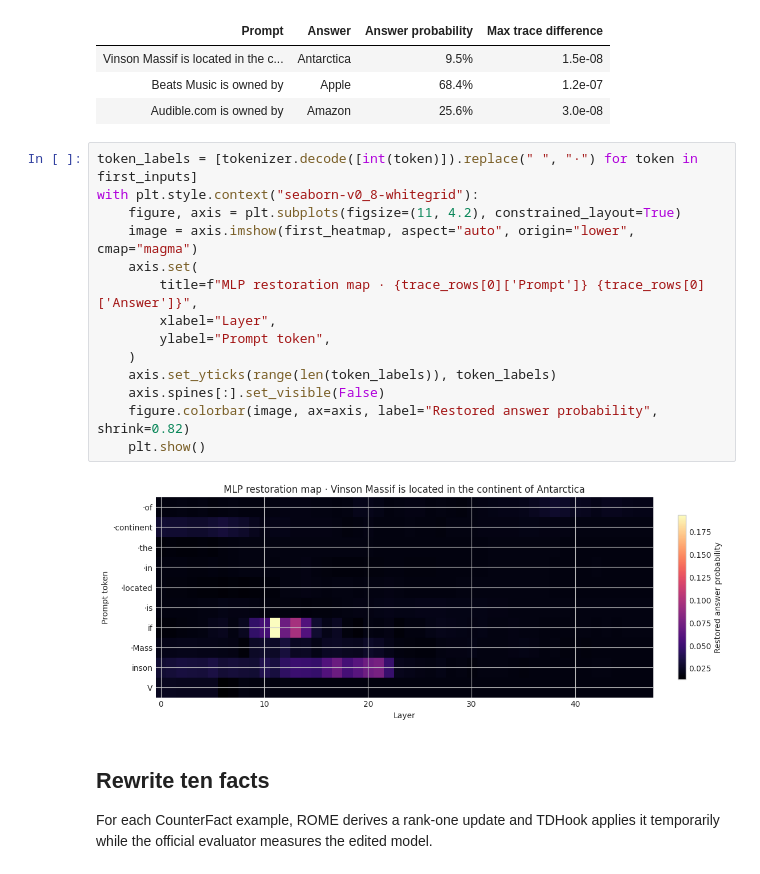
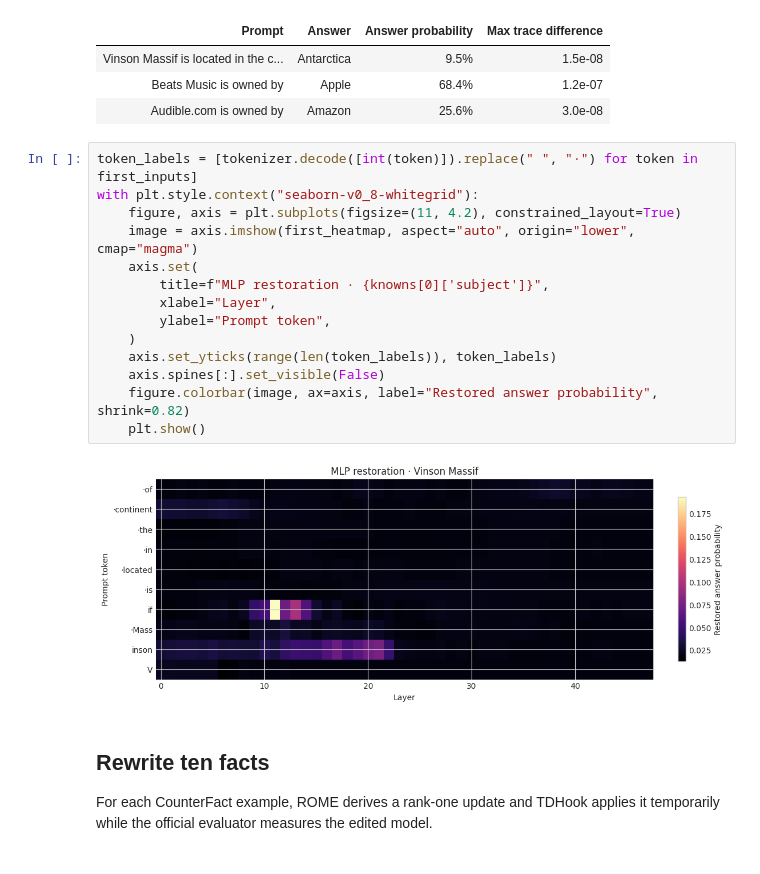
Before and after one commit to Xmaster6y/tdhook, a Jupyter notebook: docs/source/notebooks/tutorials/rome-research-reproduction.ipynb, the cells around one changed output. Drawn from its saved outputs; the diff is of its cells as text.

```diff
--- a/docs/source/notebooks/tutorials/rome-research-reproduction.ipynb
+++ b/docs/source/notebooks/tutorials/rome-research-reproduction.ipynb
@@ -152,19 +152,19 @@ display(
 # %%
 token_labels = [tokenizer.decode([int(token)]).replace(" ", "·") for token in first_inputs]
 with plt.style.context("seaborn-v0_8-whitegrid"):
     figure, axis = plt.subplots(figsize=(11, 4.2), constrained_layout=True)
     image = axis.imshow(first_heatmap, aspect="auto", origin="lower", cmap="magma")
     axis.set(
-        title=f"MLP restoration map · {trace_rows[0]['Prompt']} {trace_rows[0]['Answer']}",
+        title=f"MLP restoration · {knowns[0]['subject']}",
         xlabel="Layer",
         ylabel="Prompt token",
     )
     axis.set_yticks(range(len(token_labels)), token_labels)
     axis.spines[:].set_visible(False)
     figure.colorbar(image, ax=axis, label="Restored answer probability", shrink=0.82)
     plt.show()
 # %% [output]
-[figure, old version]
+[figure, new version]
 # %% [markdown]
 ## Rewrite ten facts
 
```
Also changed, not shown: parts of 4 cells of this notebook, 3 other files.
